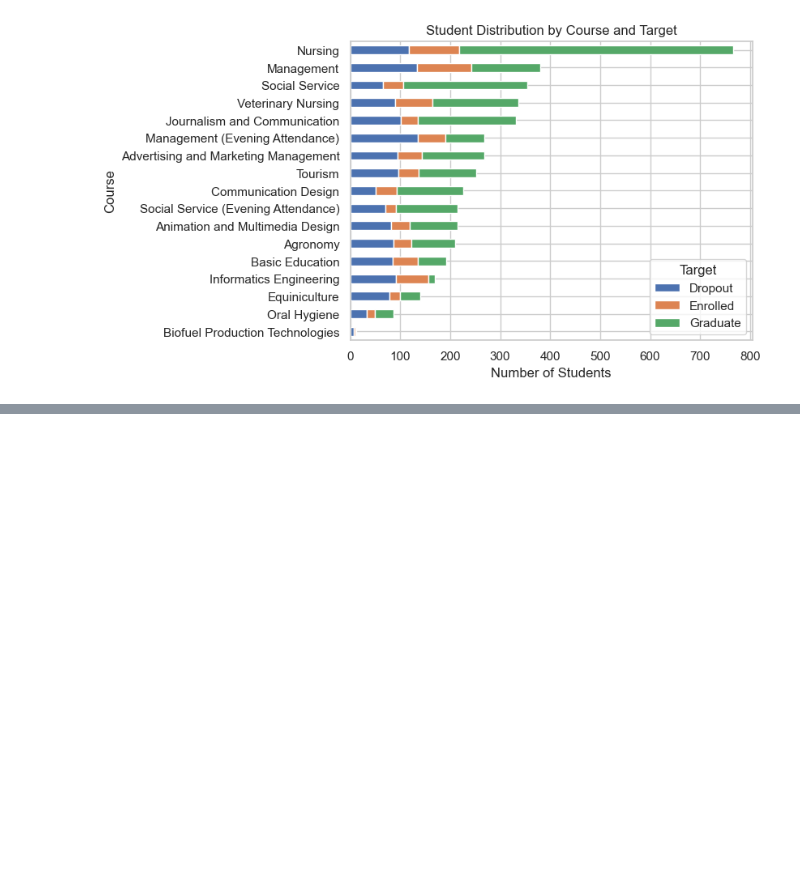
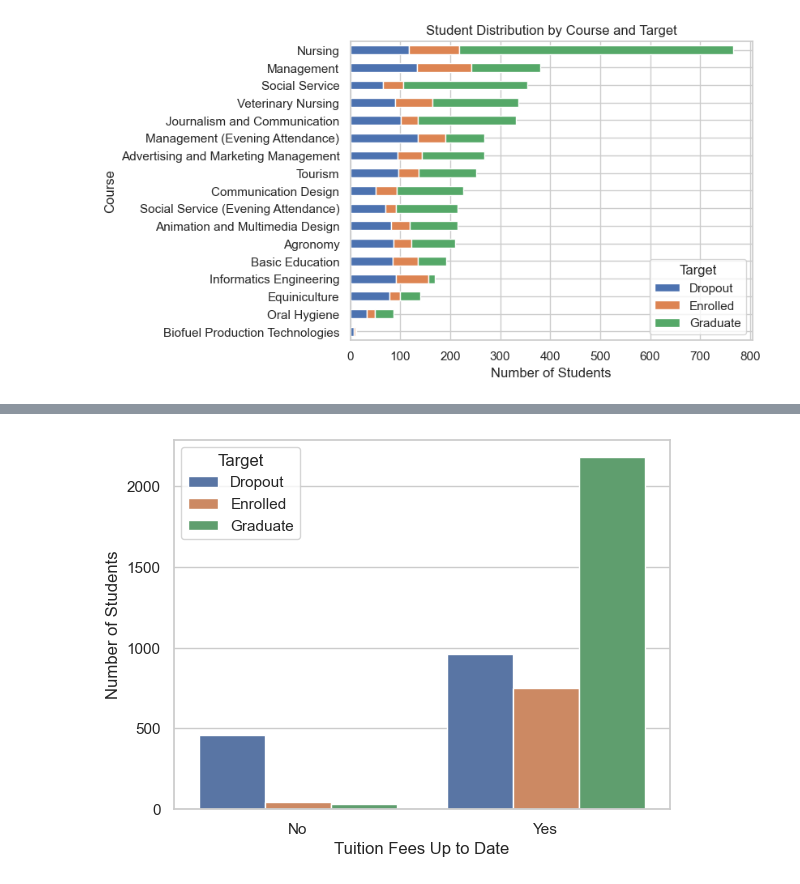
Before and after one commit to youssefhass/ml-predict-student-dropout, a Jupyter notebook: 02_Predict_Students_Dropout_EDA.ipynb, the cells around one changed output, grey strips where cells are left out. Saved outputs shown, nothing was run; the diff lists cells and outputs as text; code cells hidden in the pictures; blank space fills up the shorter version.

```diff
--- a/02_Predict_Students_Dropout_EDA.ipynb
+++ b/02_Predict_Students_Dropout_EDA.ipynb
@@ -314,0 +347,9 @@ display(student_course)
+# %%
+sns.countplot(data=df, x="Tuition fees up to date", hue='Target', hue_order=['Dropout', 'Enrolled', 'Graduate'])
+
+plt.xticks(ticks=[0,1], labels=['No','Yes'])
+plt.xlabel('Tuition Fees Up to Date')
+plt.ylabel('Number of Students')
+plt.show()
+# %% [output]
+[figure, added]
```
Also changed, not shown: parts of 6 cells of this notebook.
